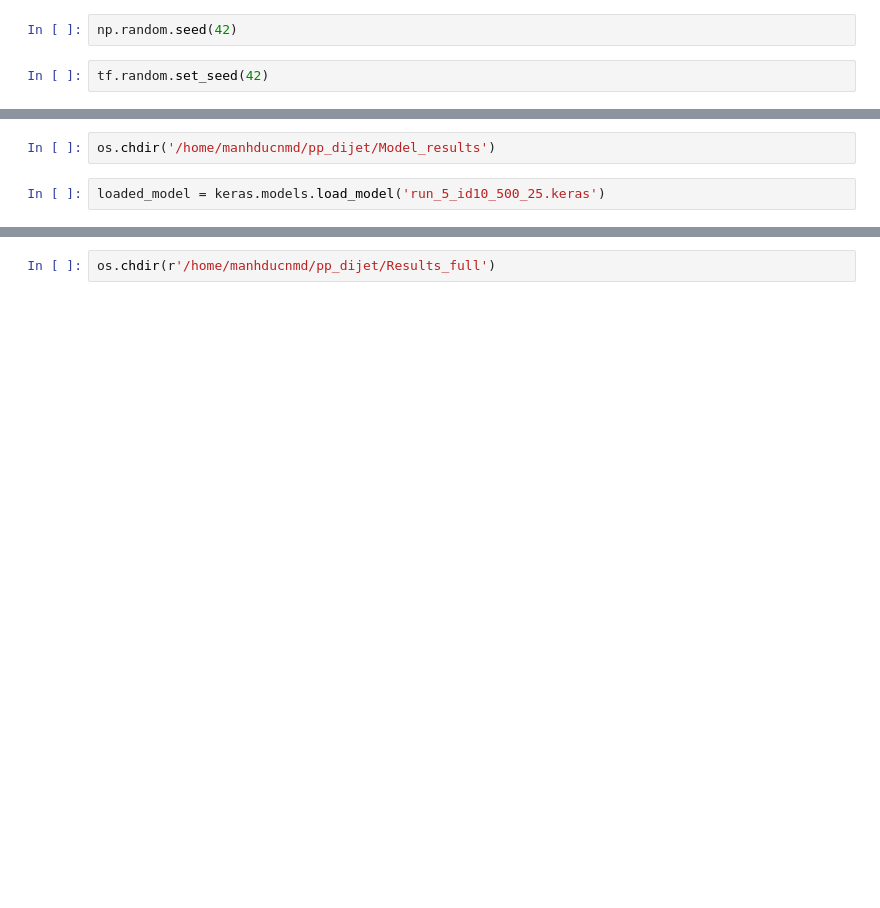
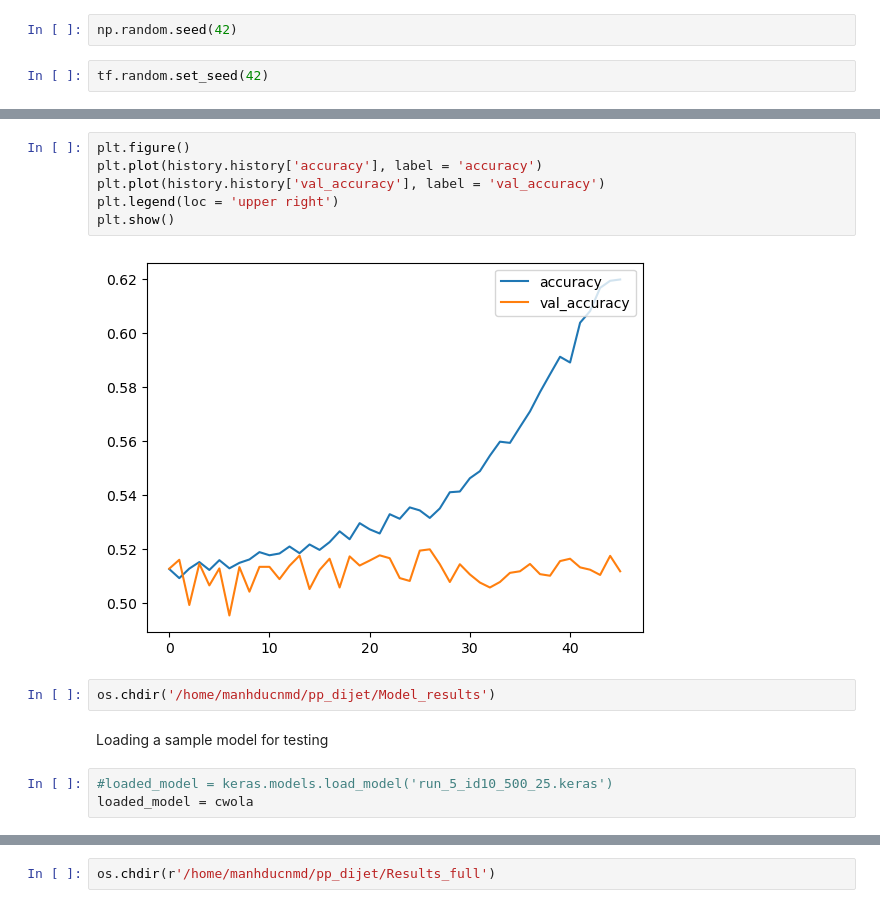
Before and after one commit to manhducnmd1/Summer_Research_CWoLa, a Jupyter notebook: Machine learning pipeline.ipynb, the cells around one changed output, grey strips where cells are left out. Cells and saved outputs as stored; diff of their text form; blank space fills up the shorter version.

```diff
--- a/Machine learning pipeline.ipynb
+++ b/Machine learning pipeline.ipynb
@@ -206,7 +262,18 @@ ________________________________________________________________________________
+# %%
+plt.figure()
+plt.plot(history.history['accuracy'], label = 'accuracy')
+plt.plot(history.history['val_accuracy'], label = 'val_accuracy')
+plt.legend(loc = 'upper right')
+plt.show()
+# %% [output]
+[figure, added]
 # %%
 os.chdir('/home/manhducnmd/pp_dijet/Model_results')
-# %%
-loaded_model = keras.models.load_model('run_5_id10_500_25.keras')
+# %% [markdown]
+Loading a sample model for testing
+# %%
+#loaded_model = keras.models.load_model('run_5_id10_500_25.keras')
+loaded_model = cwola
 # %%
 keras.utils.plot_model(loaded_model, "multi_input_and_output_model.png", show_shapes=True)
 # %% [output]
```
Also changed, not shown: parts of 20 cells of this notebook, 3 other files.
